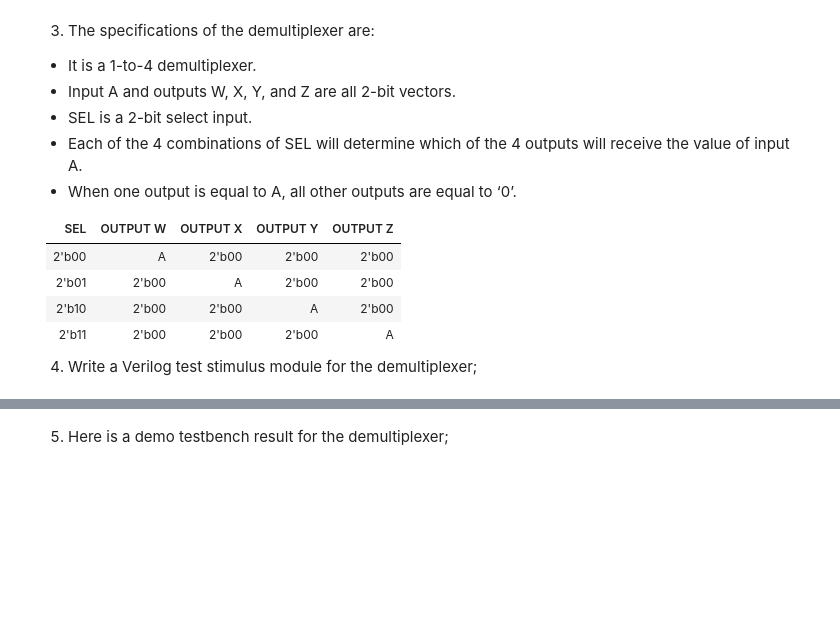
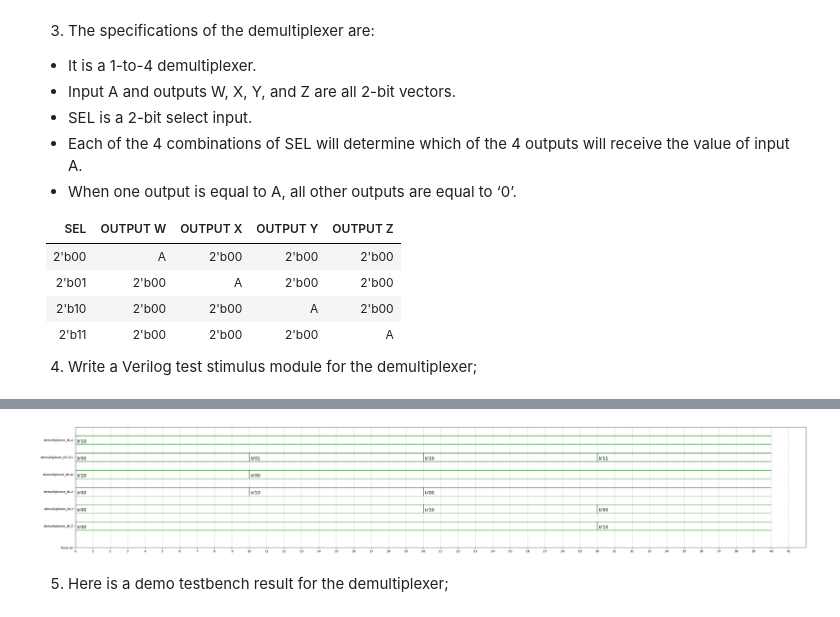
Before and after one commit to LeowYR/DSL_Homework, a Jupyter notebook: VerilogGitHomework.ipynb, the cells around one changed output, grey strips where cells are left out. Cells and saved outputs as stored; diff of their text form; code cells hidden in the pictures; blank space fills up the shorter version.

```diff
--- a/VerilogGitHomework.ipynb
+++ b/VerilogGitHomework.ipynb
@@ -163,3 +359,12 @@ endmodule
+# %%
+%%waveform dmx_tb.vcd
+#results with waveform
+sign_list = ['demultiplexer_tb.A', 'demultiplexer_tb.SEL', 'demultiplexer_tb.W', 'demultiplexer_tb.X', 'demultiplexer_tb.Y', 'demultiplexer_tb.Z']
+time_begin = 0
+time_end = 41
+base = 'bin' # bin, dec, dec2, hex, octal
+# %% [output]
+[figure, added]
 # %% [markdown]
 5. Here is a demo testbench result for the demultiplexer;
 # %% [markdown]
```
Also changed, not shown: parts of 11 cells of this notebook.
